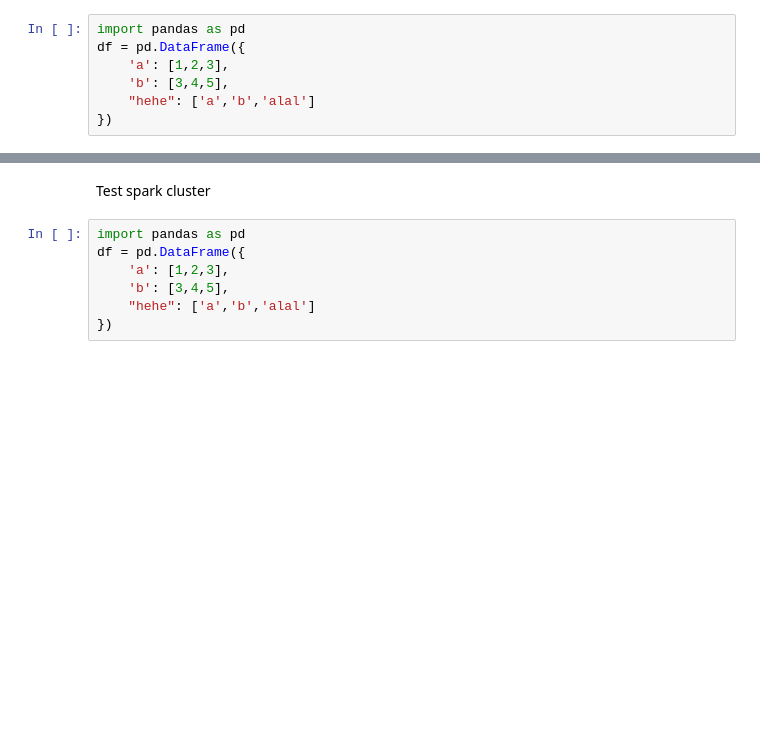
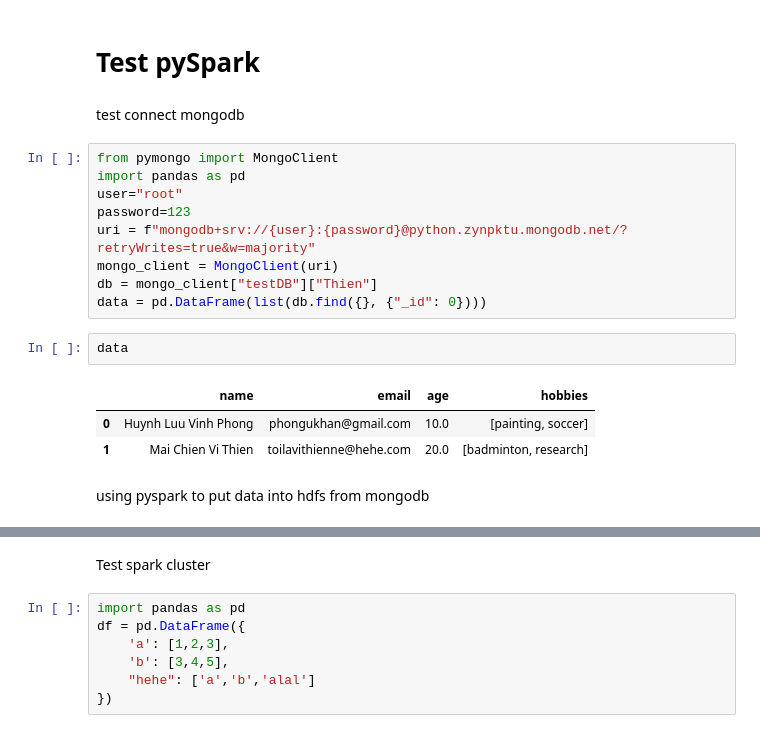
Before and after one commit to PhongHuynh0394/Spotify-Analysis-with-PySpark, a Jupyter notebook: workspace/Test_pyspark.ipynb, the cells around one changed output, grey strips where cells are left out. Saved outputs shown, nothing was run; the diff lists cells and outputs as text; blank space fills up the shorter version.

Commit message:
test pyspark mongodb

```diff
--- a/workspace/Test_pyspark.ipynb
+++ b/workspace/Test_pyspark.ipynb
@@ -1,9 +1,23 @@
-# %%
-import pandas as pd
-df = pd.DataFrame({
-    'a': [1,2,3],
-    'b': [3,4,5],
-    "hehe": ['a','b','alal']
-})
+# %% [markdown]
+# Test pySpark
+# %% [markdown]
+test connect mongodb
+# %%
+from pymongo import MongoClient
+import pandas as pd
+user="root"
+password=123
+uri = f"mongodb+srv://{user}:{password}@python.zynpktu.mongodb.net/?retryWrites=true&w=majority"
+mongo_client = MongoClient(uri)
+db = mongo_client["testDB"]["Thien"]
+data = pd.DataFrame(list(db.find({}, {"_id": 0})))
+# %%
+data
+# %% [output]
+|  | name | email | age | hobbies |
+| 0 | Huynh Luu Vinh Phong | phongukhan@gmail.com | 10.0 | [painting, soccer] |
+| 1 | Mai Chien Vi Thien | toilavithienne@hehe.com | 20.0 | [badminton, research] |
+# %% [markdown]
+using pyspark to put data into hdfs from mongodb
 # %%
 from pyspark.sql import SparkSession
```
Also changed, not shown: parts of 5 cells of this notebook.
